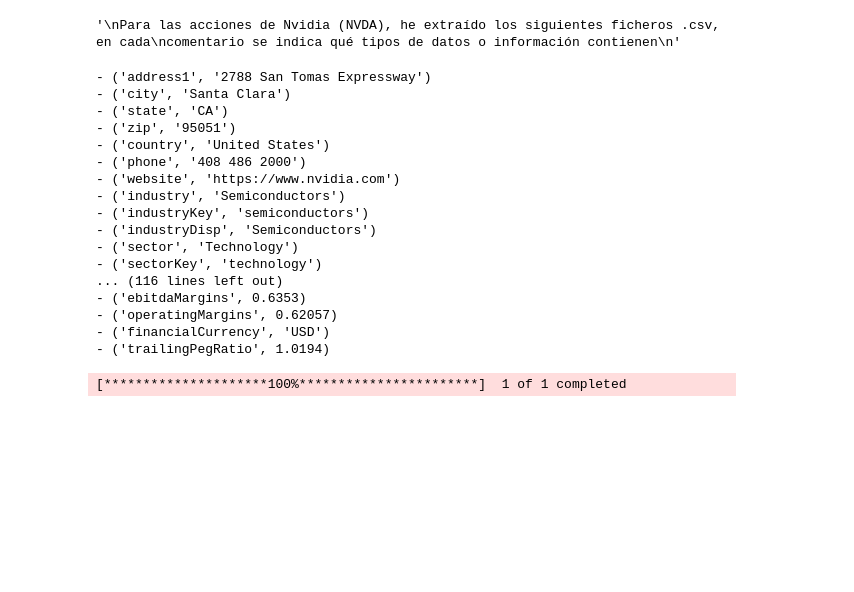
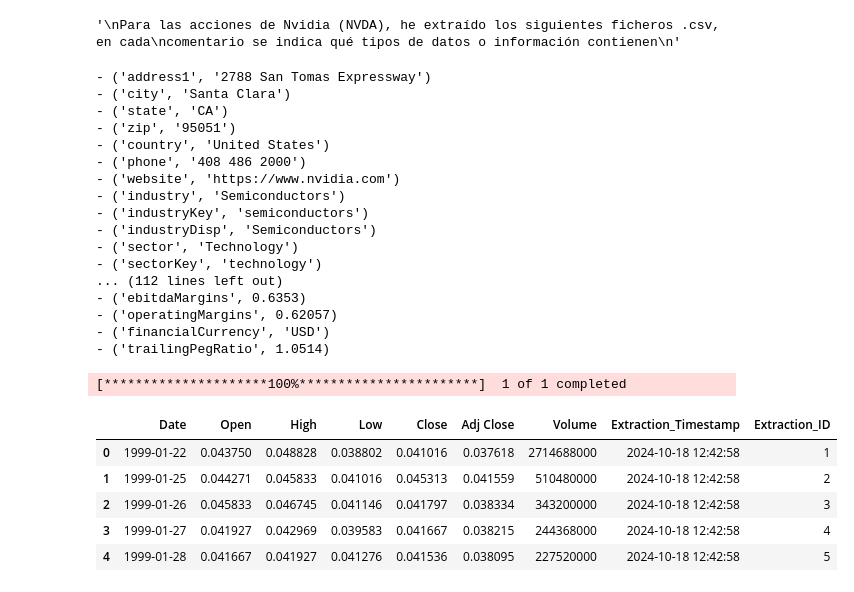
Before and after one commit to rosalia-ce/PFB-Equipo-A, a Jupyter notebook: P_1_2_info_acciones.ipynb, the cells around one changed output. Drawn from its saved outputs; the diff is of its cells as text; code cells hidden in the pictures; blank space fills up the shorter version.

```diff
--- a/P_1_2_info_acciones.ipynb
+++ b/P_1_2_info_acciones.ipynb
@@ -15,6 +16,7 @@ import pandas as pd
 # %%
 #exploración de los datos que existen de una acción
-stock = yf.Ticker("NVDA")
+ticker = "NVDA"
+stock = yf.Ticker(ticker)
 stock_info = stock.info
 
 for line in stock_info.items():
@@ -32,14 +34,36 @@ for line in stock_info.items():
 - ('industryDisp', 'Semiconductors')
 - ('sector', 'Technology')
 - ('sectorKey', 'technology')
-... (116 lines left out)
+... (112 lines left out)
 - ('ebitdaMargins', 0.6353)
 - ('operatingMargins', 0.62057)
 - ('financialCurrency', 'USD')
-- ('trailingPegRatio', 1.0194)
+- ('trailingPegRatio', 1.0514)
-# %%
-#datos del comportamiento de la acción a lo largo del tiempo
-df = yf.download("NVDA")
-df.to_csv("historical_prices.csv")
-# %% [output]
-[*********************100%***********************]  1 of 1 completed
+# %%
+#datos del comportamiento de la acción a lo largo del tiempo
+historical_prices = yf.download(ticker)
+historical_prices = historical_prices.reset_index()
+
+#añadir timestamp
+extraction_time = datetime.now().strftime("%Y-%m-%d %H:%M:%S")
+historical_prices["Extraction_Timestamp"] = extraction_time
+
+#añadir id incremental
+id = 0
+historical_prices["Extraction_ID"] = range(id + 1, id + len(historical_prices) + 1)
+
+#guardar .csv con el nombre del ticker y la fecha de extracción
+file_name = f"{ticker}_historical_prices_{datetime.now().strftime('%Y%m%d')}.csv"
+historical_prices.to_csv(file_name)
+# %% [output]
+[*********************100%***********************]  1 of 1 completed
+# %%
+# Verificar el resultado
+historical_prices.head()
+# %% [output]
+|  | Date | Open | High | Low | Close | Adj Close | Volume | Extraction_Timestamp | Extraction_ID |
+| 0 | 1999-01-22 | 0.043750 | 0.048828 | 0.038802 | 0.041016 | 0.037618 | 2714688000 | 2024-10-18 12:42:58 | 1 |
+| 1 | 1999-01-25 | 0.044271 | 0.045833 | 0.041016 | 0.045313 | 0.041559 | 510480000 | 2024-10-18 12:42:58 | 2 |
+| 2 | 1999-01-26 | 0.045833 | 0.046745 | 0.041146 | 0.041797 | 0.038334 | 343200000 | 2024-10-18 12:42:58 | 3 |
+| 3 | 1999-01-27 | 0.041927 | 0.042969 | 0.039583 | 0.041667 | 0.038215 | 244368000 | 2024-10-18 12:42:58 | 4 |
+| 4 | 1999-01-28 | 0.041667 | 0.041927 | 0.041276 | 0.041536 | 0.038095 | 227520000 | 2024-10-18 12:42:58 | 5 |
```
Also changed, not shown: parts of 27 cells of this notebook.
